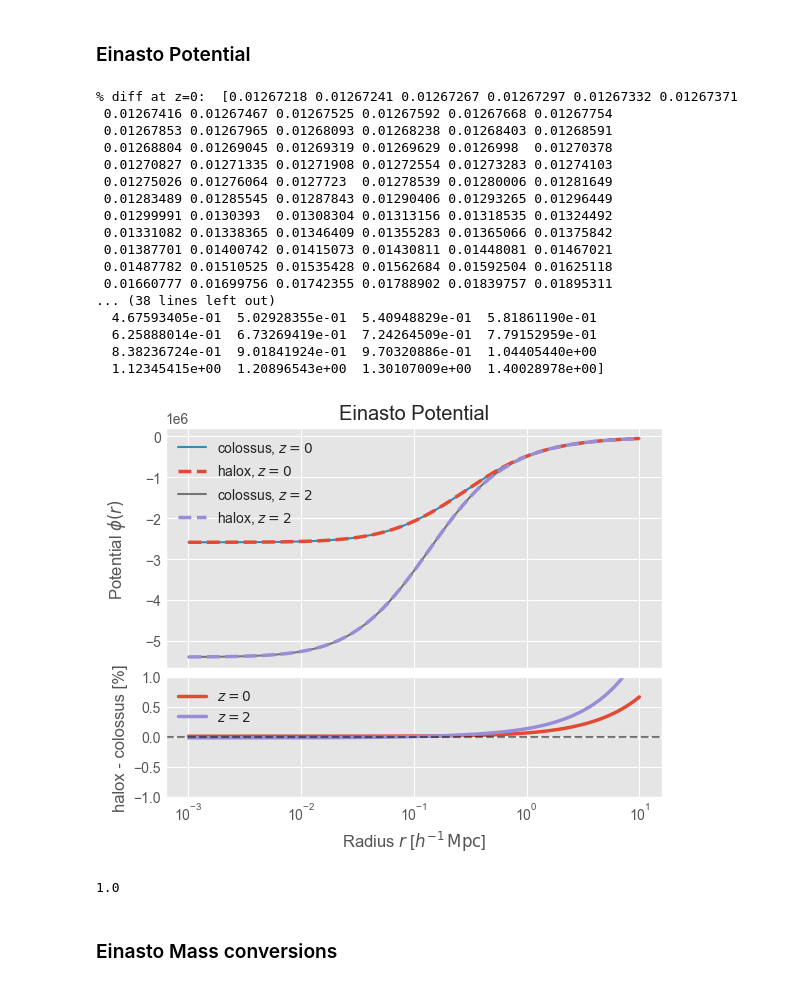
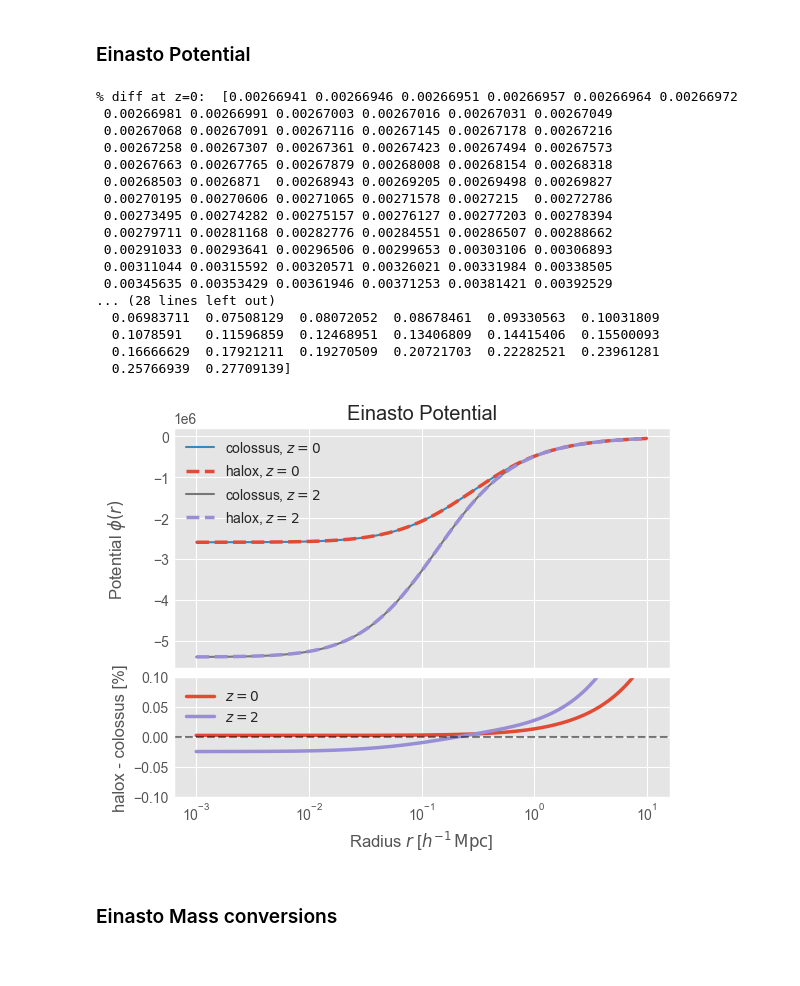
Before and after one commit to fkeruzore/halox, a Jupyter notebook: notebooks/halox_vs_colossus.ipynb, the cells around one changed output. Drawn from its saved outputs; the diff is of its cells as text; code cells hidden in the pictures.

Commit message:
Passing einasto tests version

```diff
--- a/notebooks/halox_vs_colossus.ipynb
+++ b/notebooks/halox_vs_colossus.ipynb
@@ -672,7 +671,7 @@ def einasto_potential_numeric(r, halo, r_max):
 # %%
 phi_col = {}
 phi_halox = {}
-
+phi_nfw = {}
 for z in redshifts:
     einasto_halox = einasto.EinastoHalo(
         m_delta, c_delta, z, alpha, cosmo_halox_planck, delta=deltas[0]
@@ -680,13 +679,12 @@ for z in redshifts:
     einasto_colossus = profile_einasto.EinastoProfile(
         M=m_delta, c=c_delta, z=z, mdef=f"{deltas[0]:.0f}c", alpha = alpha
     )
+    nfw_h = nfw.NFWHalo(m_delta, c_delta, z, cosmo_halox_planck)
     einasto_colossus.setNativeParameters(m_delta, c_delta, z, mdef=f"{deltas[0]:.0f}c", alpha = alpha)
-    phi_col[z] = einasto_potential_numeric(r*1000, einasto_colossus, einasto_colossus.par["rs"] * 1e4)
-    #phi_col[z] = potential_from_mass(r*1000, einasto_colossus.enclosedMass(r), Gcol)
+    f = 1e4
+    phi_col[z] = einasto_potential_numeric(r*1000, einasto_colossus, r_max = f * einasto_colossus.RDelta(z, mdef=f"{deltas[0]:.0f}c"))
     phi_halox[z] = einasto_halox.potential(r)
-    # phi_col[z] -= phi_col[z][-1]
-    # phi_halox[z] -= phi_halox[z][-1]
-
+    phi_nfw[z] = nfw_h.potential(r)
 # Create comparison plot
 fig, ax_main, ax_ratio = create_comparison_plot()
 
@@ -694,51 +692,51 @@ fig, ax_main, ax_ratio = create_comparison_plot()
 # z=0.0
 ax_main.semilogx(r, phi_col[0.0], label="colossus, $z=0$", **style_kw[0])
 ax_main.semilogx(r, phi_halox[0.0], label="halox, $z=0$", **style_kw[1])
-#ax_main.semilogx(r, einasto_colossus.enclosedMass(r*1000), label="$M(<r)$ colossus", **style_kw[4])
-#ax_main.semilogx(r, einasto_halox.enclosed_mass(r)/1000, label="$M(<r)$ halox", **style_kw[5])
+ax_main.semilogx(r, phi_nfw[0.0], label="halox NFW, $z=0$", **style_kw[4])
 
 # z=2.0
 ax_main.semilogx(r, phi_col[2.0], label="colossus, $z=2$", **style_kw[2])
 ax_main.semilogx(r, phi_halox[2.0], label="halox, $z=2$", **style_kw[3])
+ax_main.semilogx(r, phi_nfw[2.0], label="halox NFW, $z=0$", **style_kw[5])
 
 #ax_main.set_ylim(-1e7,1e7)
 ax_main.set_ylabel(r"Potential $\phi(r)$ ") #[${N m}$]
 ax_main.set_title("Einasto Potential")
 ax_main.legend()
 
 # Ratio panel: relative differences for both redshifts
 ratio_z0 = (phi_halox[0.0] / (phi_col[0.0]) - 1.0) * 100  # Convert to %
 ratio_z1 = (phi_halox[2.0] / (phi_col[2.0]) - 1.0) * 100  # Convert to %
 
 ax_ratio.semilogx(r, ratio_z0, label="$z=0$", **style_kw[-3])
 ax_ratio.semilogx(r, ratio_z1, label="$z=2$", **style_kw[-2])
 
 ax_ratio.axhline(0.0, color="k", linestyle="--", alpha=0.5)
 ax_ratio.set_xlabel(r"Radius $r$ [$h^{-1} \, {\rm Mpc}$]")
 ax_ratio.set_ylabel("halox - colossus [%]")
-ax_ratio.set_ylim(-1.0, 1.0)
+ax_ratio.set_ylim(-.10, .10)
 ax_ratio.legend()
 
 # Align y-axis labels
 fig.align_labels([ax_main, ax_ratio])
 print("% diff at z=0: ", ratio_z0)
 print("% diff at z=2: ", ratio_z1)
 # %% [output]
-% diff at z=0:  [0.01267218 0.01267241 0.01267267 0.01267297 0.01267332 0.01267371
- 0.01267416 0.01267467 0.01267525 0.01267592 0.01267668 0.01267754
- 0.01267853 0.01267965 0.01268093 0.01268238 0.01268403 0.01268591
- 0.01268804 0.01269045 0.01269319 0.01269629 0.0126998  0.01270378
- 0.01270827 0.01271335 0.01271908 0.01272554 0.01273283 0.01274103
- 0.01275026 0.01276064 0.0127723  0.01278539 0.01280006 0.01281649
- 0.01283489 0.01285545 0.01287843 0.01290406 0.01293265 0.01296449
- 0.01299991 0.0130393  0.01308304 0.01313156 0.01318535 0.01324492
- 0.01331082 0.01338365 0.01346409 0.01355283 0.01365066 0.01375842
- 0.01387701 0.01400742 0.01415073 0.01430811 0.01448081 0.01467021
- 0.01487782 0.01510525 0.01535428 0.01562684 0.01592504 0.01625118
- 0.01660777 0.01699756 0.01742355 0.01788902 0.01839757 0.01895311
-... (38 lines left out)
-  4.67593405e-01  5.02928355e-01  5.40948829e-01  5.81861190e-01
-  6.25888014e-01  6.73269419e-01  7.24264509e-01  7.79152959e-01
-  8.38236724e-01  9.01841924e-01  9.70320886e-01  1.04405440e+00
-  1.12345415e+00  1.20896543e+00  1.30107009e+00  1.40028978e+00]
+% diff at z=0:  [0.00266941 0.00266946 0.00266951 0.00266957 0.00266964 0.00266972
+ 0.00266981 0.00266991 0.00267003 0.00267016 0.00267031 0.00267049
+ 0.00267068 0.00267091 0.00267116 0.00267145 0.00267178 0.00267216
+ 0.00267258 0.00267307 0.00267361 0.00267423 0.00267494 0.00267573
+ 0.00267663 0.00267765 0.00267879 0.00268008 0.00268154 0.00268318
+ 0.00268503 0.0026871  0.00268943 0.00269205 0.00269498 0.00269827
+ 0.00270195 0.00270606 0.00271065 0.00271578 0.0027215  0.00272786
+ 0.00273495 0.00274282 0.00275157 0.00276127 0.00277203 0.00278394
+ 0.00279711 0.00281168 0.00282776 0.00284551 0.00286507 0.00288662
+ 0.00291033 0.00293641 0.00296506 0.00299653 0.00303106 0.00306893
+ 0.00311044 0.00315592 0.00320571 0.00326021 0.00331984 0.00338505
+ 0.00345635 0.00353429 0.00361946 0.00371253 0.00381421 0.00392529
+... (28 lines left out)
+  0.06983711  0.07508129  0.08072052  0.08678461  0.09330563  0.10031809
+  0.1078591   0.11596859  0.12468951  0.13406809  0.14415406  0.15500093
+  0.16666629  0.17921211  0.19270509  0.20721703  0.22282521  0.23961281
+  0.25766939  0.27709139]
-[figure, old version]
+[figure, new version]
@@ -749,8 +743,3 @@ if boo == True:
-# %%
-M_test = einasto_halox.enclosed_mass(einasto_halox.r_delta)
-print(M_test / m_delta)
-# %% [output]
-1.0
 # %% [markdown]
 ### Einasto Mass conversions
 # %%
```
Also changed, not shown: parts of 2 cells of this notebook, 1 other file.
